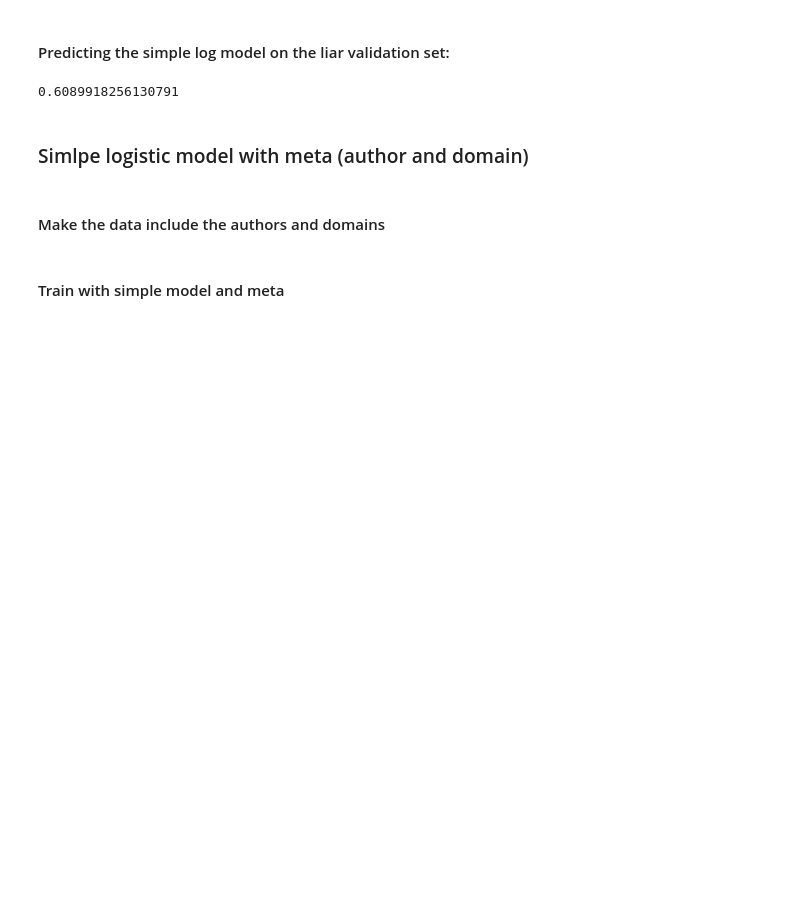
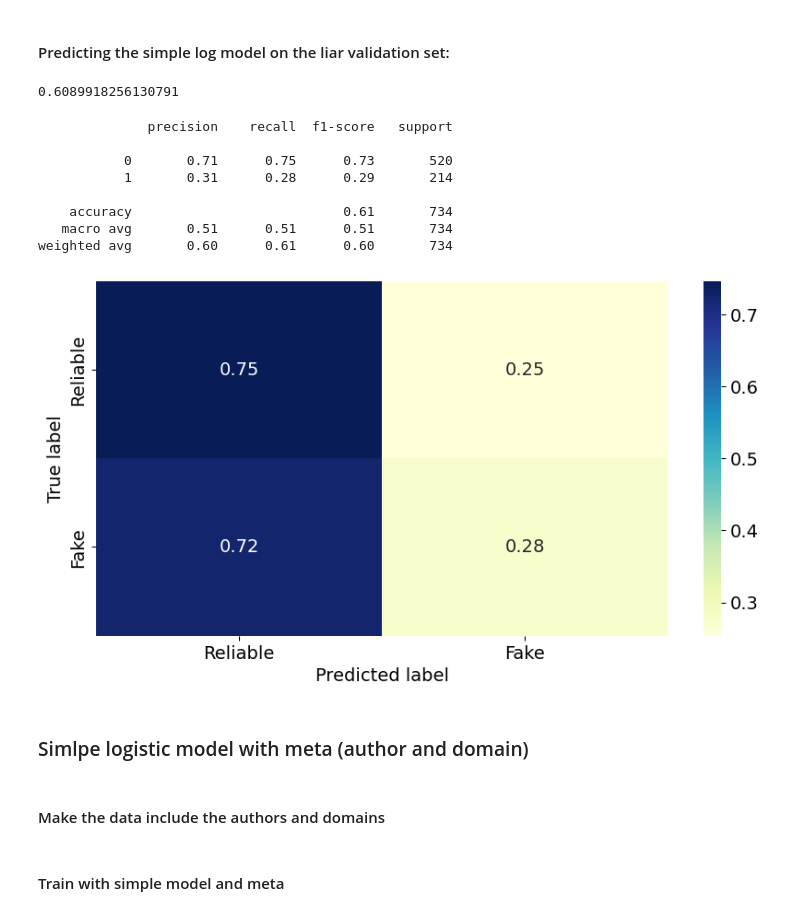
Before and after one commit to Simoerk/FinalProjectDS, a Jupyter notebook: FinalProjectDS-workingcopy.ipynb, the cells around one changed output. Drawn from its saved outputs; the diff is of its cells as text; code cells hidden in the pictures; blank space fills up the shorter version.

```diff
--- a/FinalProjectDS-workingcopy.ipynb
+++ b/FinalProjectDS-workingcopy.ipynb
@@ -611,6 +641,31 @@ print(accuracy_score(y_val_liar, y_pred_liar))
 #1000000 and chunk 50000: 0.6948228882833788
 # %% [output]
 0.6089918256130791
+# %%
+# generate class probabilities and select cutoff
+probas = simple_log_model.predict_proba(X_val_liar)
+cutoff = 0.5
+y_pred_cutoff = (probas[:,1] > cutoff).astype(int)
+
+# print classification report
+print(classification_report(y_val_liar, y_pred_cutoff))
+
+# calculate and plot confusion matrix in percentages
+conf_mat = confusion_matrix(y_val_liar, y_pred_cutoff, normalize='true')
+sns.heatmap(conf_mat, annot=True, cmap="YlGnBu", xticklabels=['Reliable', 'Fake'], yticklabels=['Reliable', 'Fake'])
+plt.xlabel('Predicted label')
+plt.ylabel('True label')
+plt.show()
+# %% [output]
+              precision    recall  f1-score   support
+
+           0       0.71      0.75      0.73       520
+           1       0.31      0.28      0.29       214
+
+    accuracy                           0.61       734
+   macro avg       0.51      0.51      0.51       734
+weighted avg       0.60      0.61      0.60       734
+[figure, added]
 # %% [markdown]
 ### Simlpe logistic model with meta (author and domain)
 # %% [markdown]
```
Also changed, not shown: parts of 30 cells of this notebook, 1 other file.
